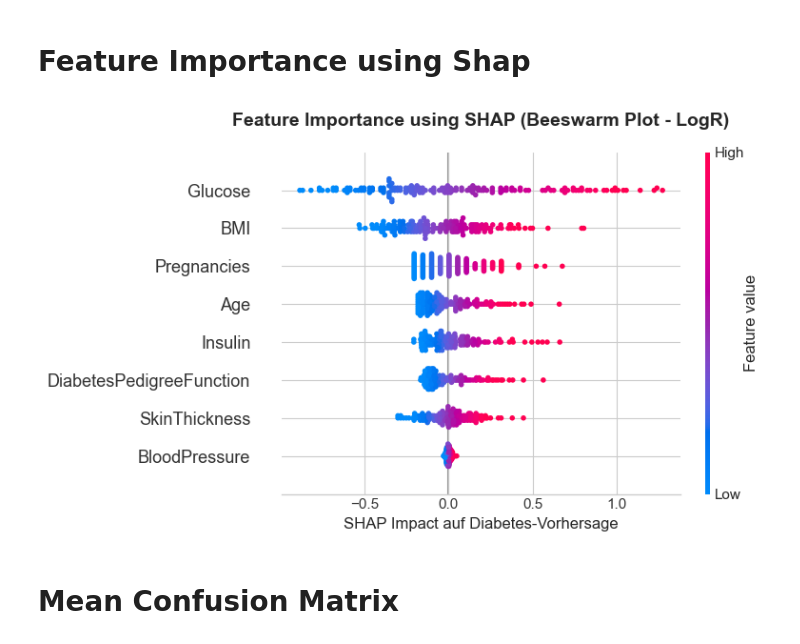
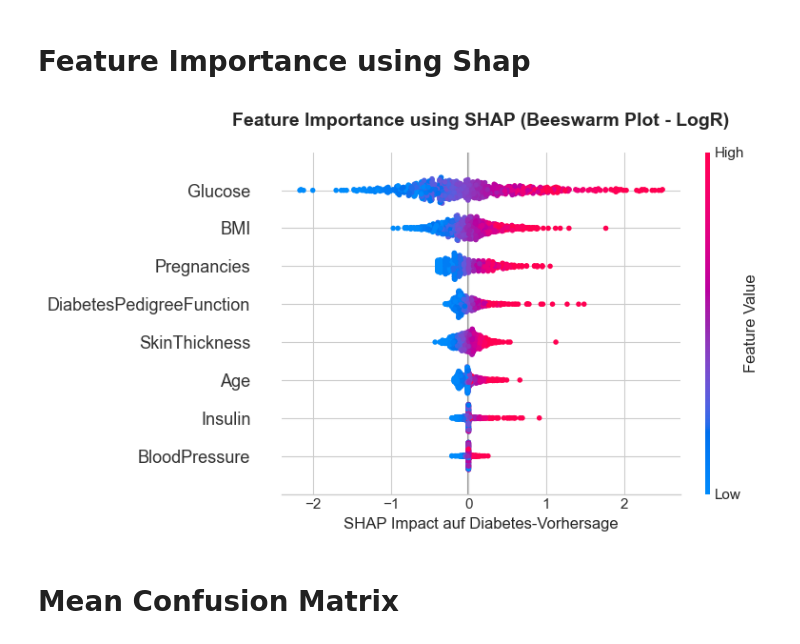
Before and after one commit to mettlrob/FoDS-Diabetes-Diagnosis, a Jupyter notebook: ML_Models/log_reg/log_reg.ipynb, the cells around one changed output. Saved outputs shown, nothing was run; the diff lists cells and outputs as text; code cells hidden in the pictures.

Commit message:
Do Shap for all Folds

```diff
--- a/ML_Models/log_reg/log_reg.ipynb
+++ b/ML_Models/log_reg/log_reg.ipynb
@@ -48,18 +48,6 @@ param_grid = {
     'penalty':['l1', 'l2'],
     'solver': ['liblinear'],  # liblinear unterstützt l1 und l2
 }
-
-
-# GridSearchCV mit AUC als Optimierungsziel
-grid = GridSearchCV(
-    estimator = LogisticRegression(class_weight='balanced', max_iter=1000),
-    param_grid = param_grid,
-    cv         = skf,
-    #scoring    = 'roc_auc',
-    scoring    = 'recall',
-    n_jobs     = -1,        # alle CPUs nutzen
-    verbose    = 1
-)
 # %% [markdown]
 # Hyperparameter Tuning
 # %%
@@ -94,12 +82,16 @@ accuracy_list = []
 f1_list = []
 auc_list = []
 
-#Metriken für ROC-Kurve
+# Metriken für ROC-Kurve
 mean_fpr = np.linspace(0, 1, 100)
 tprs = []
 conf_matrices = []
 
-#Metriken für PR-Kurve
+# Metriken für Shap Plot
+all_shap_vals = []
+all_X_tests  = []
+
+# Metriken für PR-Kurve
 mean_recall = np.linspace(0, 1, 200)
 tprs_interp = []      # hier speichern wir für jeden Fold die Precision interpoliert auf mean_recall
 aps = []              # Average Precision pro Fold
@@ -304,38 +338,38 @@ dtype: float64
 # %% [markdown]
 # Feature Importance using Shap
 # %%
-# SHAP Explainer für lineare Modelle
-explainer = shap.LinearExplainer(best_model, X_train, feature_perturbation="interventional")
+# SHAP-Werte und Korrespondenz-DF zusammenführen
+shap_matrix = np.vstack(all_shap_vals)
+X_concat    = pd.concat(all_X_tests, axis=0)
 
-# SHAP-Werte berechnen (für jede Test-Instanz und jedes Feature)
-shap_values = explainer.shap_values(X_test)
-
-# Globale Feature-Bedeutung (Bar-Plot)
-#shap.summary_plot(shap_values, X_test, plot_type="bar")
 
 
 # Style setzen (optional, für grauen Hintergrund)
 plt.style.use('seaborn-v0_8-whitegrid')
 
+
 # Beeswarm-Plot
+plt.figure(figsize=(8,6))
 shap.summary_plot(
-    shap_values,          # SHAP-Werte für positive Klasse
-    X_test,               # DataFrame mit Feature-Spalten
-    show=False,           # Disable Auto Show
-    plot_type='dot',      # 'dot' ist Default – kann weggelassen werden
-    color_bar_label='Feature value',
-    title='SHAP Summary (Beeswarm plot)- LogR'
+    shap_matrix,           # SHAP-Werte für positive Klasse
+    X_concat,              # DataFrame mit Feature-Spalten
+    plot_type="dot",       # 'dot' ist Default – kann weggelassen werden
+    color_bar_label='Feature Value',
+    title='SHAP Summary (Beeswarm plot) LogR',
+    show=False             # Disable Auto Show
 )
+
+
 
 # 2) Titel setzen
 plt.title("Feature Importance using SHAP (Beeswarm Plot - LogR)",fontsize=14, fontweight="bold", pad=20)
 # Nach dem summary_plot:
 plt.xlabel("SHAP Impact auf Diabetes-Vorhersage", fontsize=12)
 
 plt.tight_layout()  # Ränder anpassen
 plt.savefig('../../output/Log_R_output/Shap_feature_importance_LogR.png')
 # %% [output]
-[figure, old version]
+[figure, new version]
 # %% [markdown]
 # Mean Confusion Matrix
 # %%
```
Also changed, not shown: parts of 3 cells of this notebook, 1 other file.
